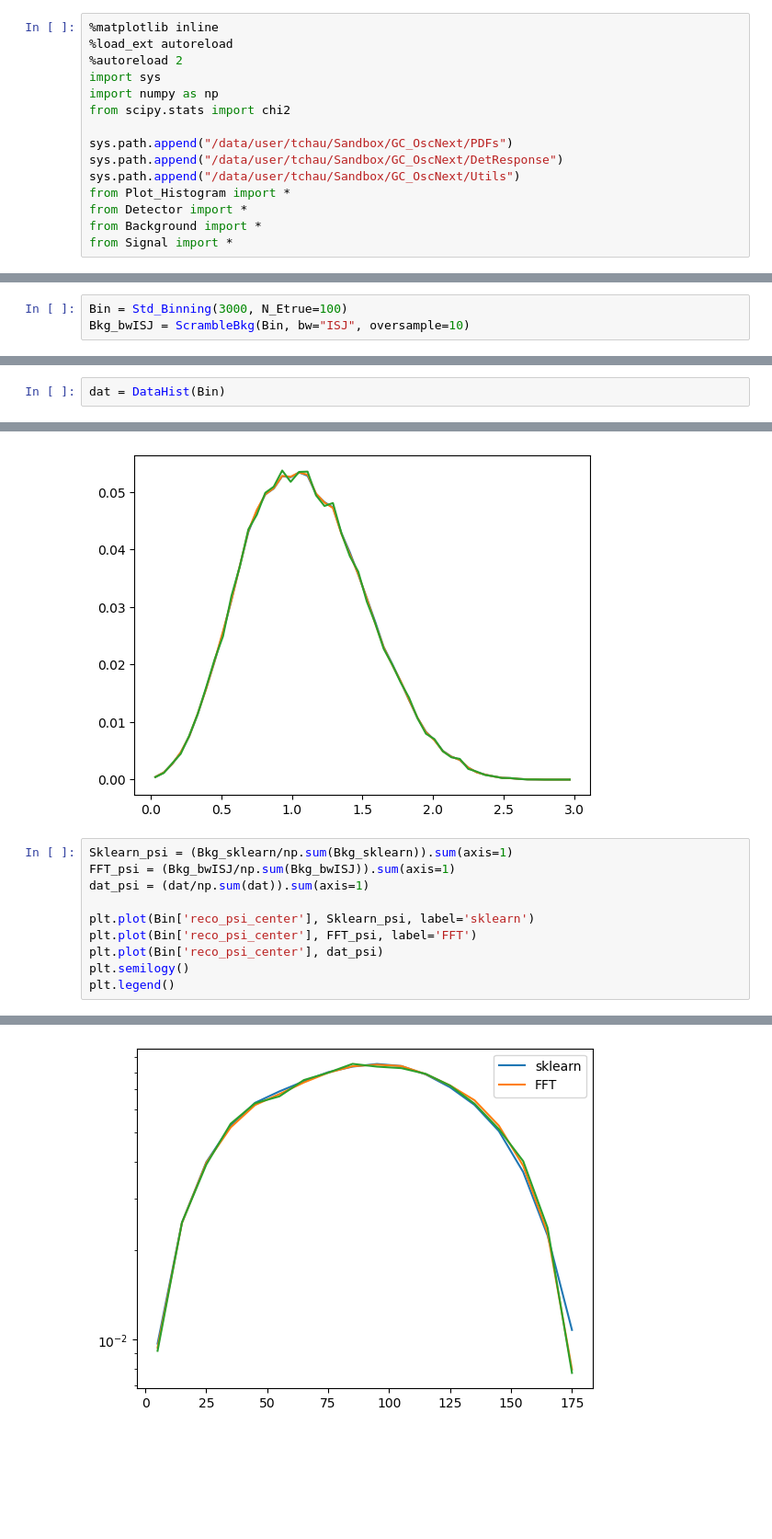
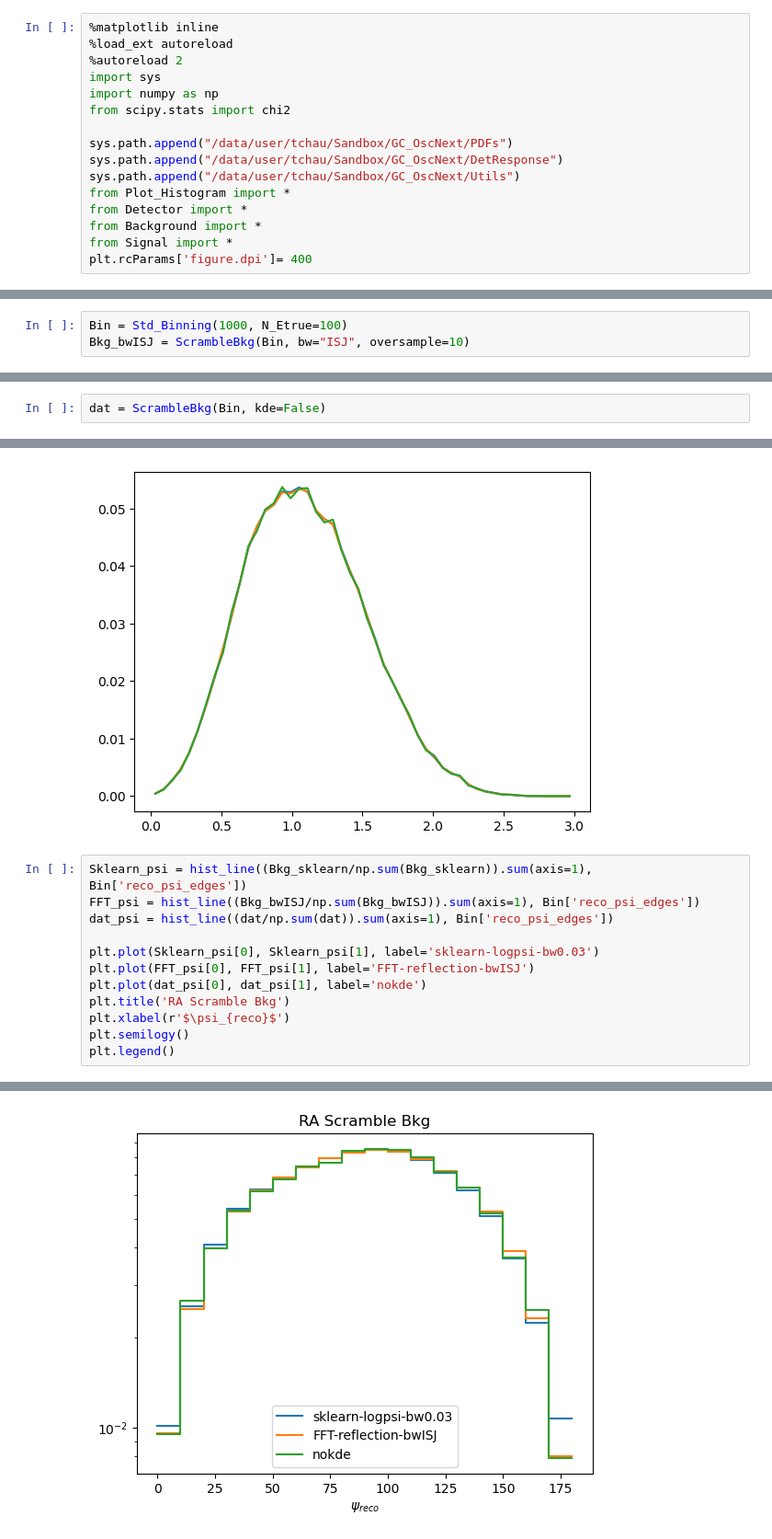
Before and after one commit to NhanChau94/GC_OscNext, a Jupyter notebook: PlotScripts/Background.ipynb, the cells around one changed output, grey strips where cells are left out. Shown at 92% size. Drawn from its saved outputs; the diff is of its cells as text; blank space fills up the shorter version.

```diff
--- a/PlotScripts/Background.ipynb
+++ b/PlotScripts/Background.ipynb
@@ -13,11 +13,12 @@ from Plot_Histogram import *
 from Detector import *
 from Background import *
 from Signal import *
+plt.rcParams['figure.dpi']= 400
 # %% [output]
 The autoreload extension is already loaded. To reload it, use:
   %reload_ext autoreload
 # %%
-Bin = Std_Binning(3000, N_Etrue=100)
+Bin = Std_Binning(1000, N_Etrue=100)
 Bkg_bwISJ = ScrambleBkg(Bin, bw="ISJ", oversample=10)
 # %% [output]
 Loading file:
@@ -72,5 +73,5 @@ plot_projections(((Bkg_sklearn/np.sum(Bkg_sklearn))-(Bkg_bwISJ/np.sum(Bkg_bwISJ)
 # %%
-dat = DataHist(Bin)
+dat = ScrambleBkg(Bin, kde=False)
 # %% [output]
 Loading file:
 /data/user/niovine/projects/DarkMatter_OscNext/Samples/OscNext/L7/Burnsample/OscNext_Level7_v02.00_burnsample_2012_pass2_variables_NoCut.pkl
@@ -100,15 +101,17 @@ plt.plot(np.log10(Bin['reco_energy_center']), dat_E)
 [<matplotlib.lines.Line2D at 0x...>]
 [figure]
 # %%
-Sklearn_psi = (Bkg_sklearn/np.sum(Bkg_sklearn)).sum(axis=1)
-FFT_psi = (Bkg_bwISJ/np.sum(Bkg_bwISJ)).sum(axis=1)
-dat_psi = (dat/np.sum(dat)).sum(axis=1)
+Sklearn_psi = hist_line((Bkg_sklearn/np.sum(Bkg_sklearn)).sum(axis=1), Bin['reco_psi_edges'])
+FFT_psi = hist_line((Bkg_bwISJ/np.sum(Bkg_bwISJ)).sum(axis=1), Bin['reco_psi_edges'])
+dat_psi = hist_line((dat/np.sum(dat)).sum(axis=1), Bin['reco_psi_edges'])
 
-plt.plot(Bin['reco_psi_center'], Sklearn_psi, label='sklearn')
-plt.plot(Bin['reco_psi_center'], FFT_psi, label='FFT')
-plt.plot(Bin['reco_psi_center'], dat_psi)
+plt.plot(Sklearn_psi[0], Sklearn_psi[1], label='sklearn-logpsi-bw0.03')
+plt.plot(FFT_psi[0], FFT_psi[1], label='FFT-reflection-bwISJ')
+plt.plot(dat_psi[0], dat_psi[1], label='nokde')
+plt.title('RA Scramble Bkg')
+plt.xlabel(r'$\psi_{reco}$')
 plt.semilogy()
 plt.legend()
 # %% [output]
 <matplotlib.legend.Legend at 0x...>
-[figure, old version]
+[figure, new version]
```
Also changed, not shown: parts of 3 cells of this notebook, 42 other files.
